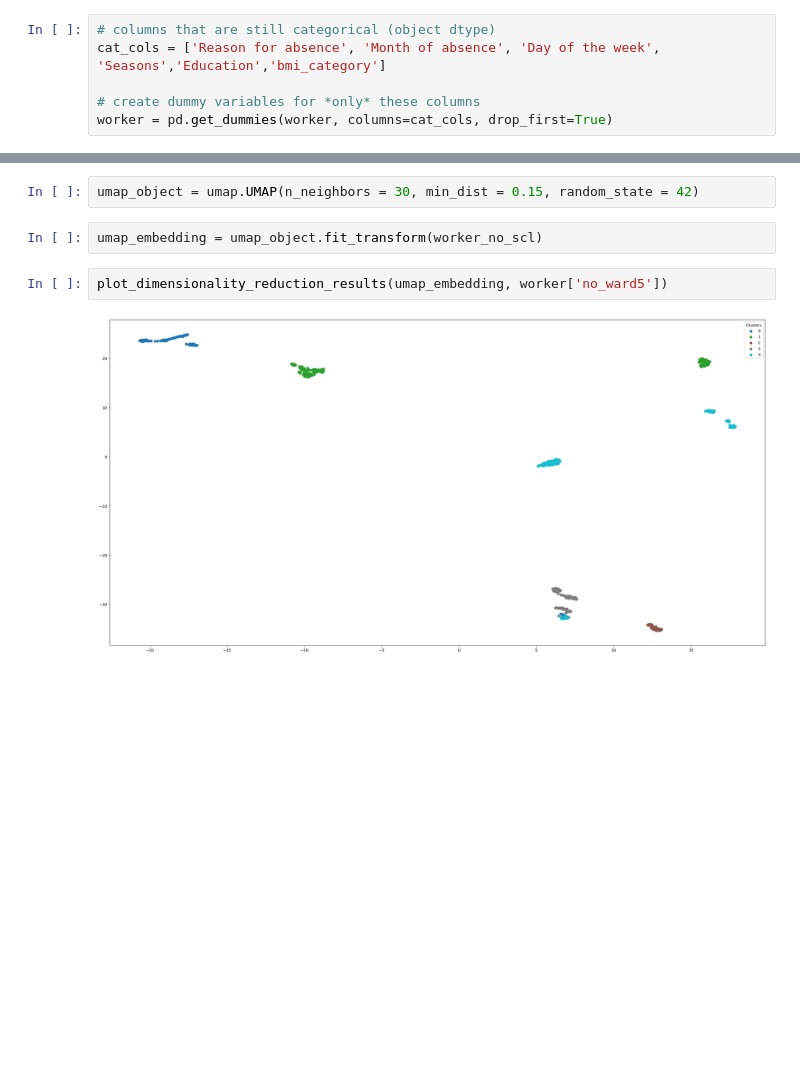
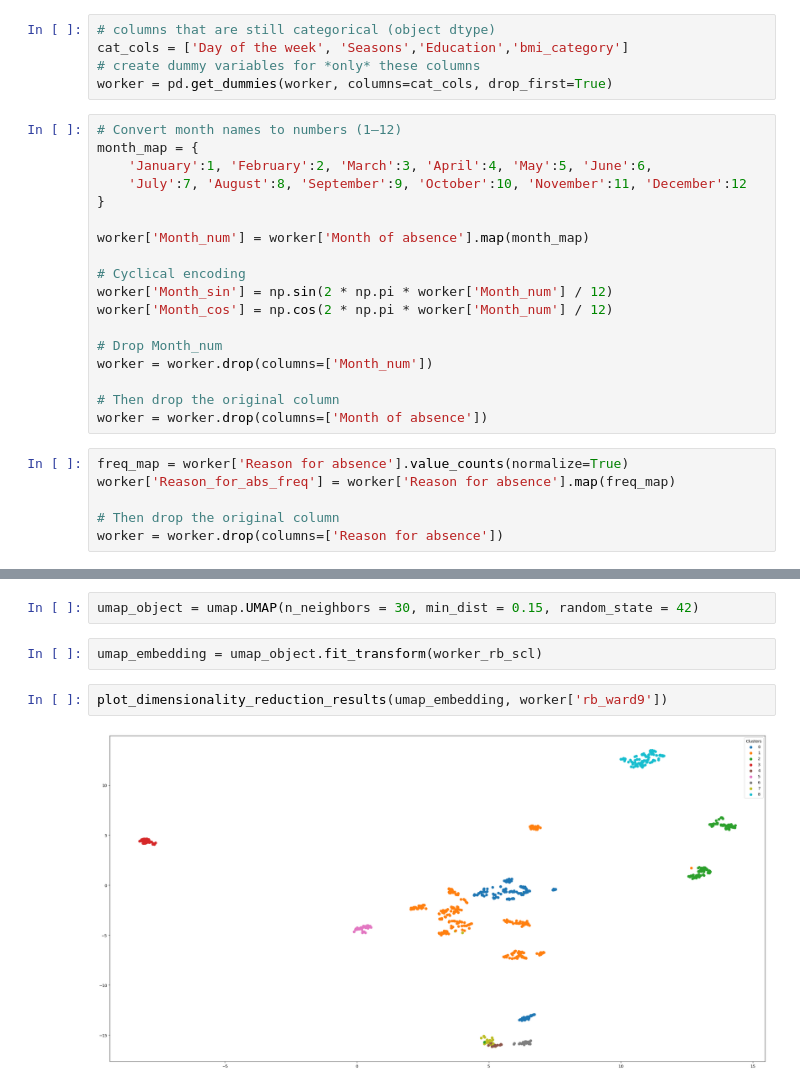
Before and after one commit to Pinky-Tie/reasons_for_absenteeism, a Jupyter notebook: code/segmentation.ipynb, the cells around one changed output, grey strips where cells are left out. Cells and saved outputs as stored; diff of their text form; blank space fills up the shorter version.

```diff
--- a/code/segmentation.ipynb
+++ b/code/segmentation.ipynb
@@ -50,10 +50,33 @@ display(worker.head())
 | 4 | 33 | 289 | 36 | 13.0 | 32.0 | ... |
 # %%
 # columns that are still categorical (object dtype)
-cat_cols = ['Reason for absence', 'Month of absence', 'Day of the week', 'Seasons','Education','bmi_category']
-
+cat_cols = ['Day of the week', 'Seasons','Education','bmi_category']
 # create dummy variables for *only* these columns
 worker = pd.get_dummies(worker, columns=cat_cols, drop_first=True)
+# %%
+# Convert month names to numbers (1–12)
+month_map = {
+    'January':1, 'February':2, 'March':3, 'April':4, 'May':5, 'June':6,
+    'July':7, 'August':8, 'September':9, 'October':10, 'November':11, 'December':12
+}
+
+worker['Month_num'] = worker['Month of absence'].map(month_map)
+
+# Cyclical encoding
+worker['Month_sin'] = np.sin(2 * np.pi * worker['Month_num'] / 12)
+worker['Month_cos'] = np.cos(2 * np.pi * worker['Month_num'] / 12)
+
+# Drop Month_num
+worker = worker.drop(columns=['Month_num'])
+
+# Then drop the original column
+worker = worker.drop(columns=['Month of absence'])
+# %%
+freq_map = worker['Reason for absence'].value_counts(normalize=True)
+worker['Reason_for_abs_freq'] = worker['Reason for absence'].map(freq_map)
+
+# Then drop the original column
+worker = worker.drop(columns=['Reason for absence'])
 # %%
 worker.info()
 # %% [output]
@@ -185,8 +212,8 @@ calculate_group_means(worker, 'rb_ward9')
 # %%
 umap_object = umap.UMAP(n_neighbors = 30, min_dist = 0.15, random_state = 42)
 # %%
-umap_embedding = umap_object.fit_transform(worker_no_scl)
+umap_embedding = umap_object.fit_transform(worker_rb_scl)
 # %%
-plot_dimensionality_reduction_results(umap_embedding, worker['no_ward5'])
+plot_dimensionality_reduction_results(umap_embedding, worker['rb_ward9'])
 # %% [output]
-[figure, old version]
+[figure, new version]
```
Also changed, not shown: parts of 12 cells of this notebook.
